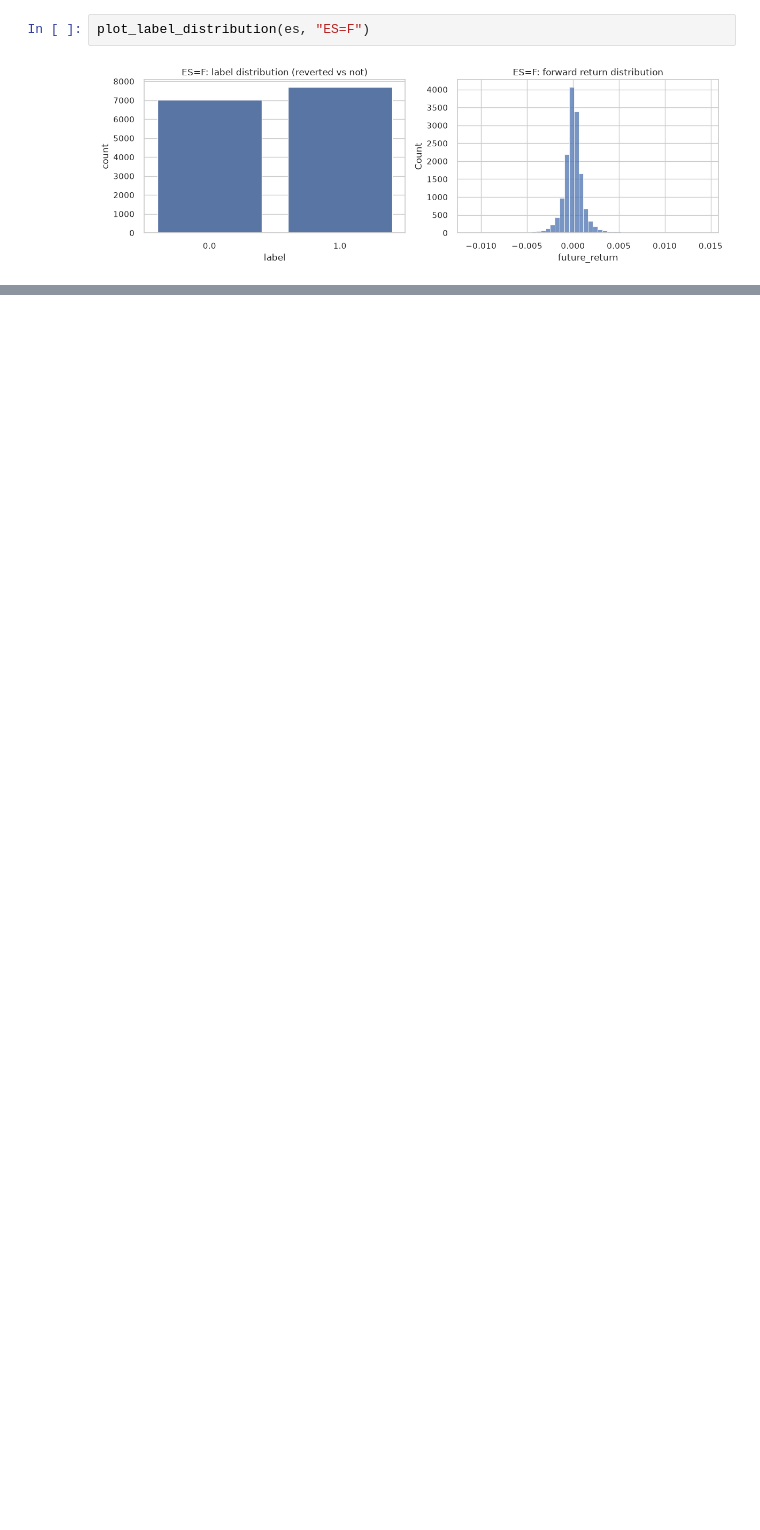
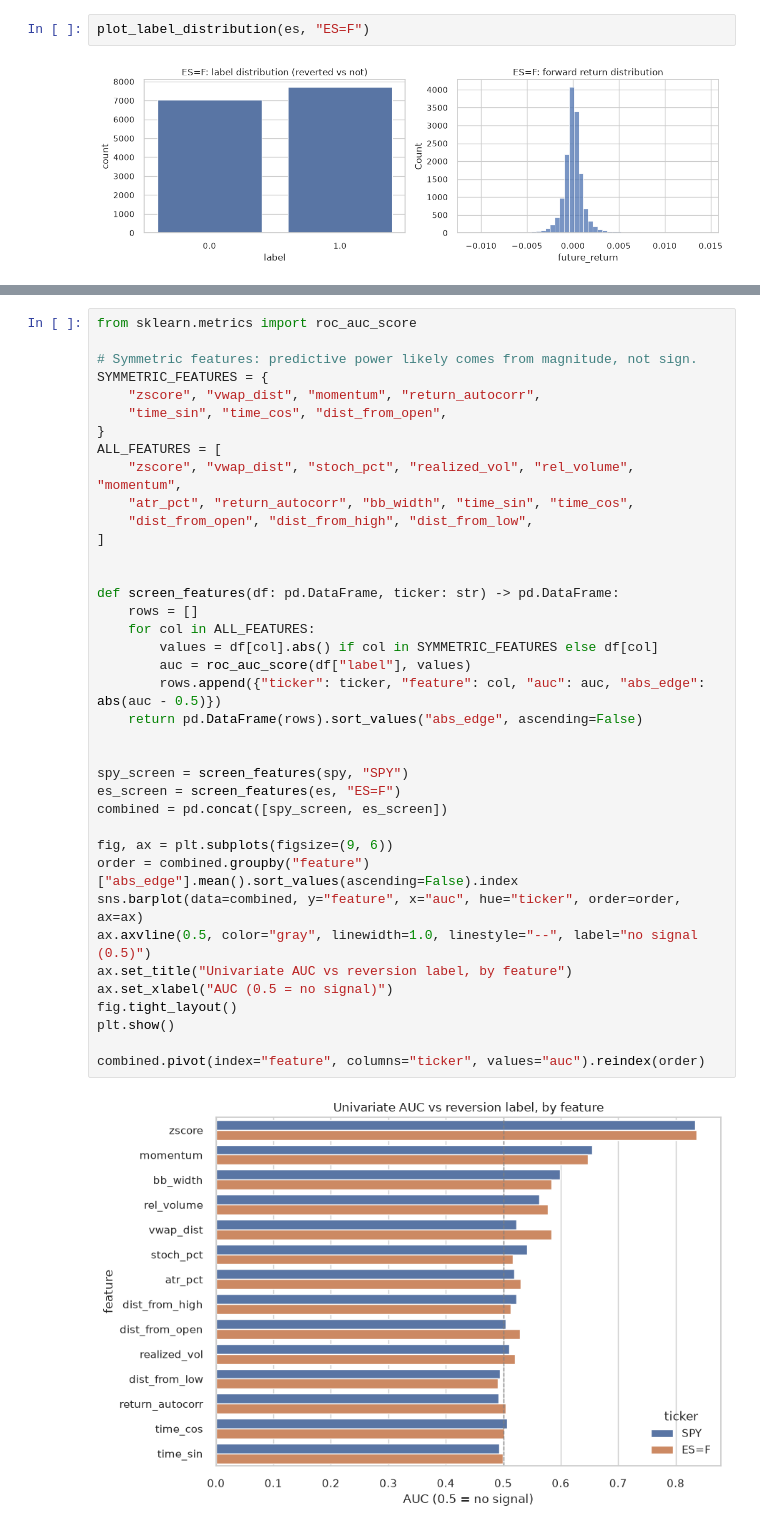
Before and after one commit to GerritJBekker/model-pipeline, a Jupyter notebook: src/mean_reversion.ipynb, the cells around one changed output, grey strips where cells are left out. Drawn from its saved outputs; the diff is of its cells as text; blank space fills up the shorter version.

```diff
--- a/src/mean_reversion.ipynb
+++ b/src/mean_reversion.ipynb
@@ -224,0 +282,40 @@ anything back into a reusable module.
+# %%
+from sklearn.metrics import roc_auc_score
+
+# Symmetric features: predictive power likely comes from magnitude, not sign.
+SYMMETRIC_FEATURES = {
+    "zscore", "vwap_dist", "momentum", "return_autocorr",
+    "time_sin", "time_cos", "dist_from_open",
+}
+ALL_FEATURES = [
+    "zscore", "vwap_dist", "stoch_pct", "realized_vol", "rel_volume", "momentum",
+    "atr_pct", "return_autocorr", "bb_width", "time_sin", "time_cos",
+    "dist_from_open", "dist_from_high", "dist_from_low",
+]
+
+
+def screen_features(df: pd.DataFrame, ticker: str) -> pd.DataFrame:
+    rows = []
+    for col in ALL_FEATURES:
+        values = df[col].abs() if col in SYMMETRIC_FEATURES else df[col]
+        auc = roc_auc_score(df["label"], values)
+        rows.append({"ticker": ticker, "feature": col, "auc": auc, "abs_edge": abs(auc - 0.5)})
+    return pd.DataFrame(rows).sort_values("abs_edge", ascending=False)
+
+
+spy_screen = screen_features(spy, "SPY")
+es_screen = screen_features(es, "ES=F")
+combined = pd.concat([spy_screen, es_screen])
+
+fig, ax = plt.subplots(figsize=(9, 6))
+order = combined.groupby("feature")["abs_edge"].mean().sort_values(ascending=False).index
+sns.barplot(data=combined, y="feature", x="auc", hue="ticker", order=order, ax=ax)
+ax.axvline(0.5, color="gray", linewidth=1.0, linestyle="--", label="no signal (0.5)")
+ax.set_title("Univariate AUC vs reversion label, by feature")
+ax.set_xlabel("AUC (0.5 = no signal)")
+fig.tight_layout()
+plt.show()
+
+combined.pivot(index="feature", columns="ticker", values="auc").reindex(order)
+# %% [output]
+[figure, added]
```
Also changed, not shown: parts of 10 cells of this notebook.
